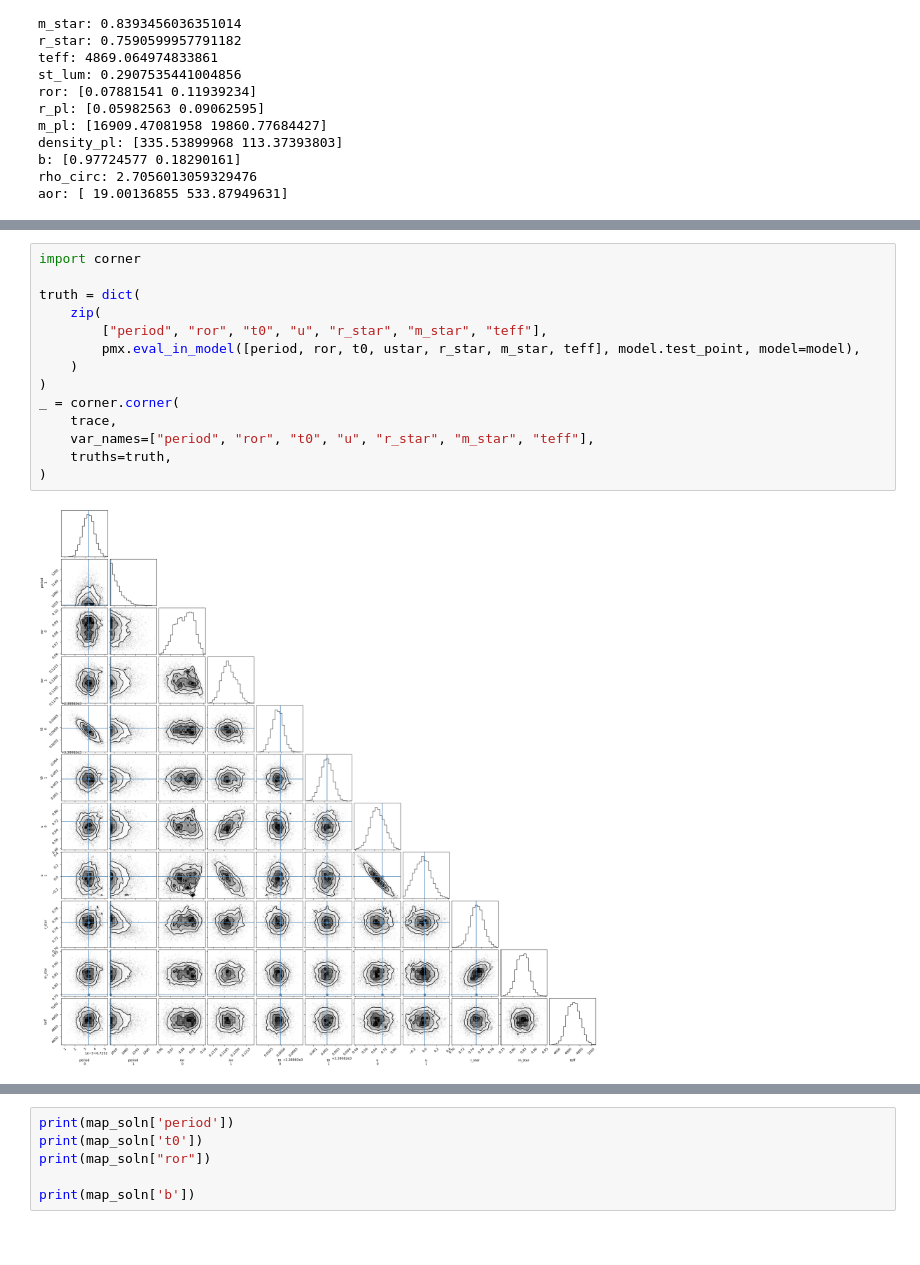
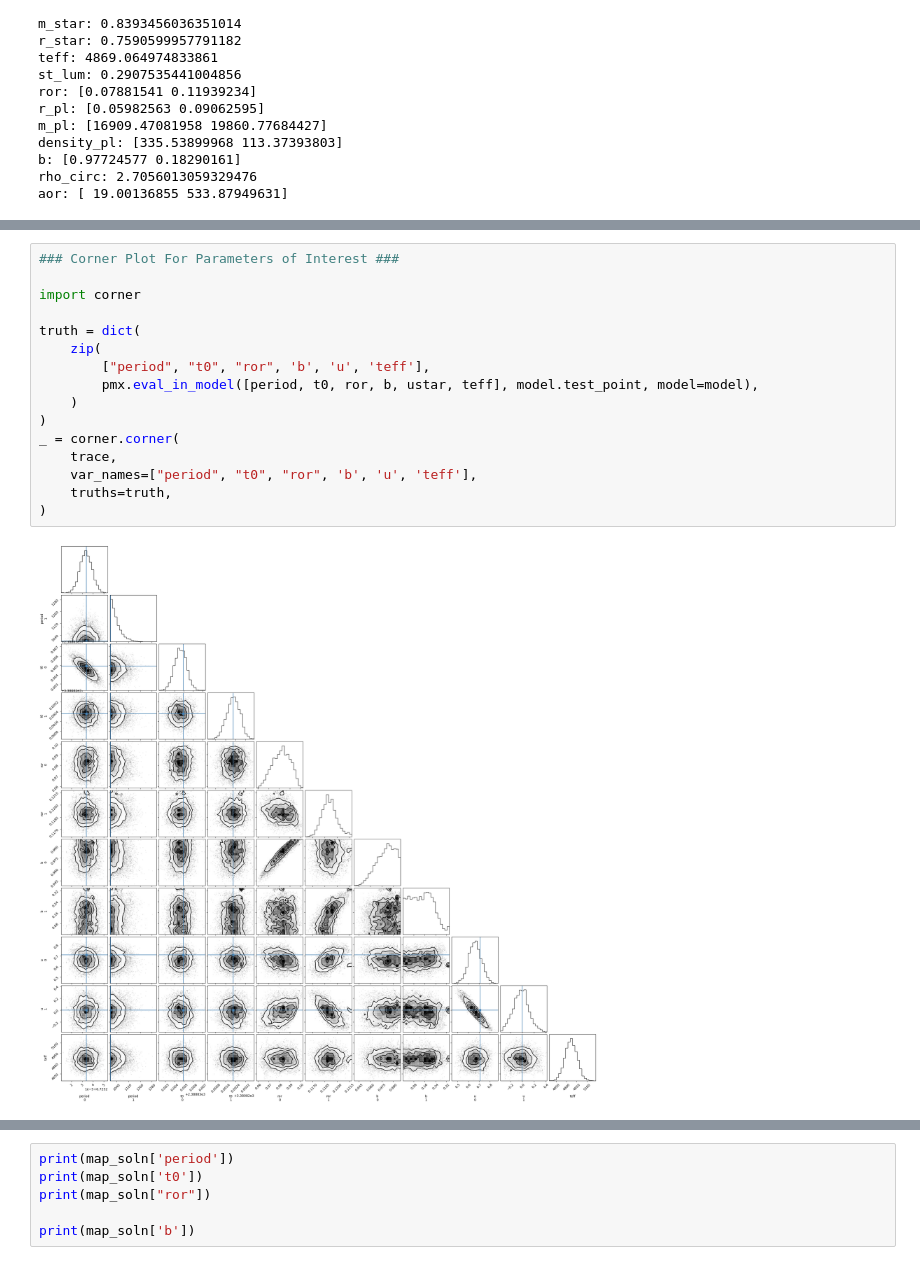
Before and after one commit to angelis21/epic-exo, a Jupyter notebook: fitting_a_detrended_lightcurve.ipynb, the cells around one changed output, grey strips where cells are left out. Drawn from its saved outputs; the diff is of its cells as text.

```diff
--- a/fitting_a_detrended_lightcurve.ipynb
+++ b/fitting_a_detrended_lightcurve.ipynb
@@ -249,17 +257,19 @@ az.summary(trace, var_names=["period", "t0", "ror", "b", "u", "mean"])
 # %%
+### Corner Plot For Parameters of Interest ###
+
 import corner
 
 truth = dict(
     zip(
-        ["period", "ror", "t0", "u", "r_star", "m_star", "teff"],
-        pmx.eval_in_model([period, ror, t0, ustar, r_star, m_star, teff], model.test_point, model=model),
+        ["period", "t0", "ror", 'b', 'u', 'teff'],
+        pmx.eval_in_model([period, t0, ror, b, ustar, teff], model.test_point, model=model),
     )
 )
 _ = corner.corner(
     trace,
-    var_names=["period", "ror", "t0", "u", "r_star", "m_star", "teff"],
+    var_names=["period", "t0", "ror", 'b', 'u', 'teff'],
     truths=truth,
 )
 # %% [output]
-[figure, old version]
+[figure, new version]
 # %%
```
Also changed, not shown: parts of 6 cells of this notebook.
